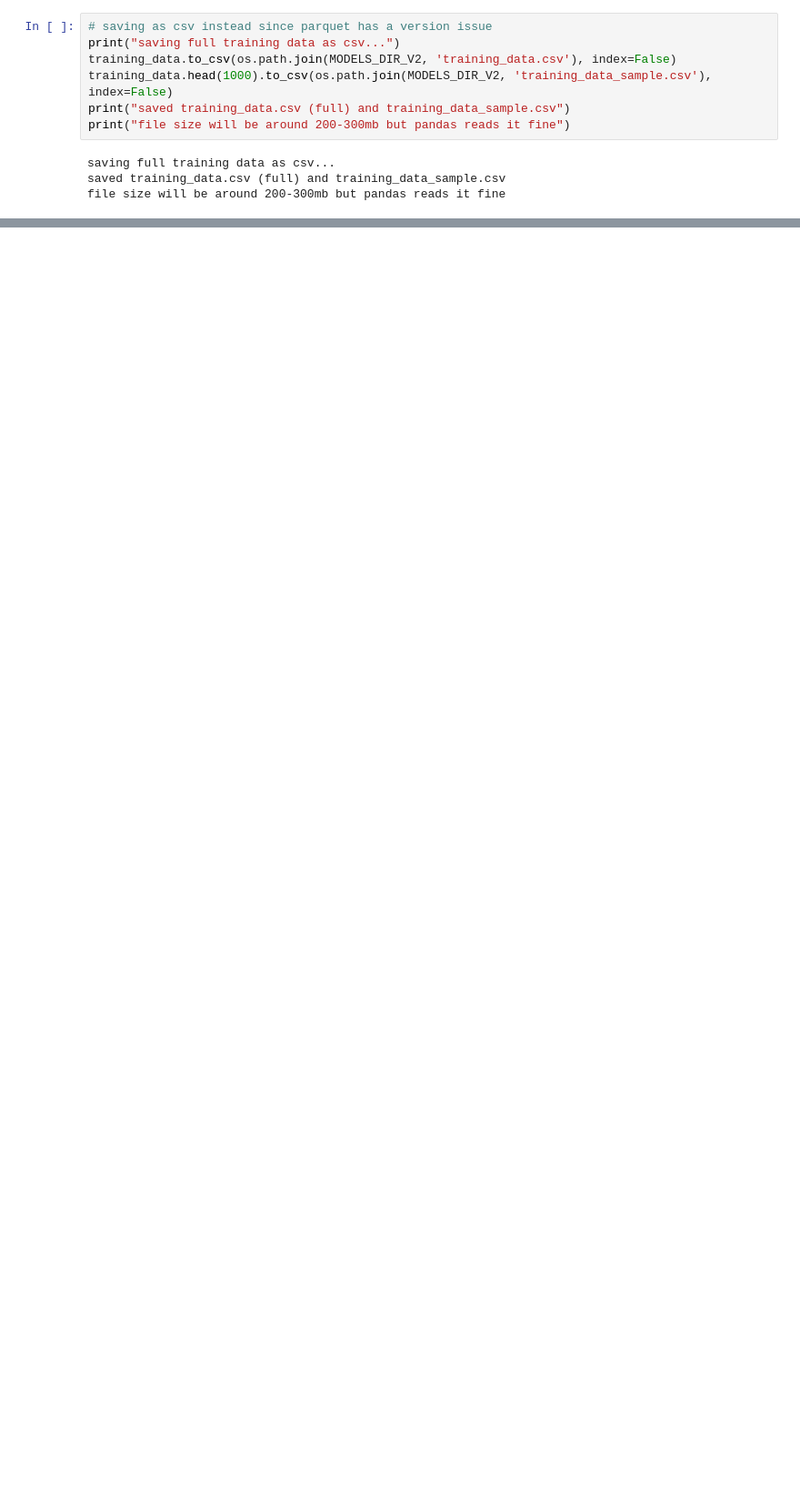
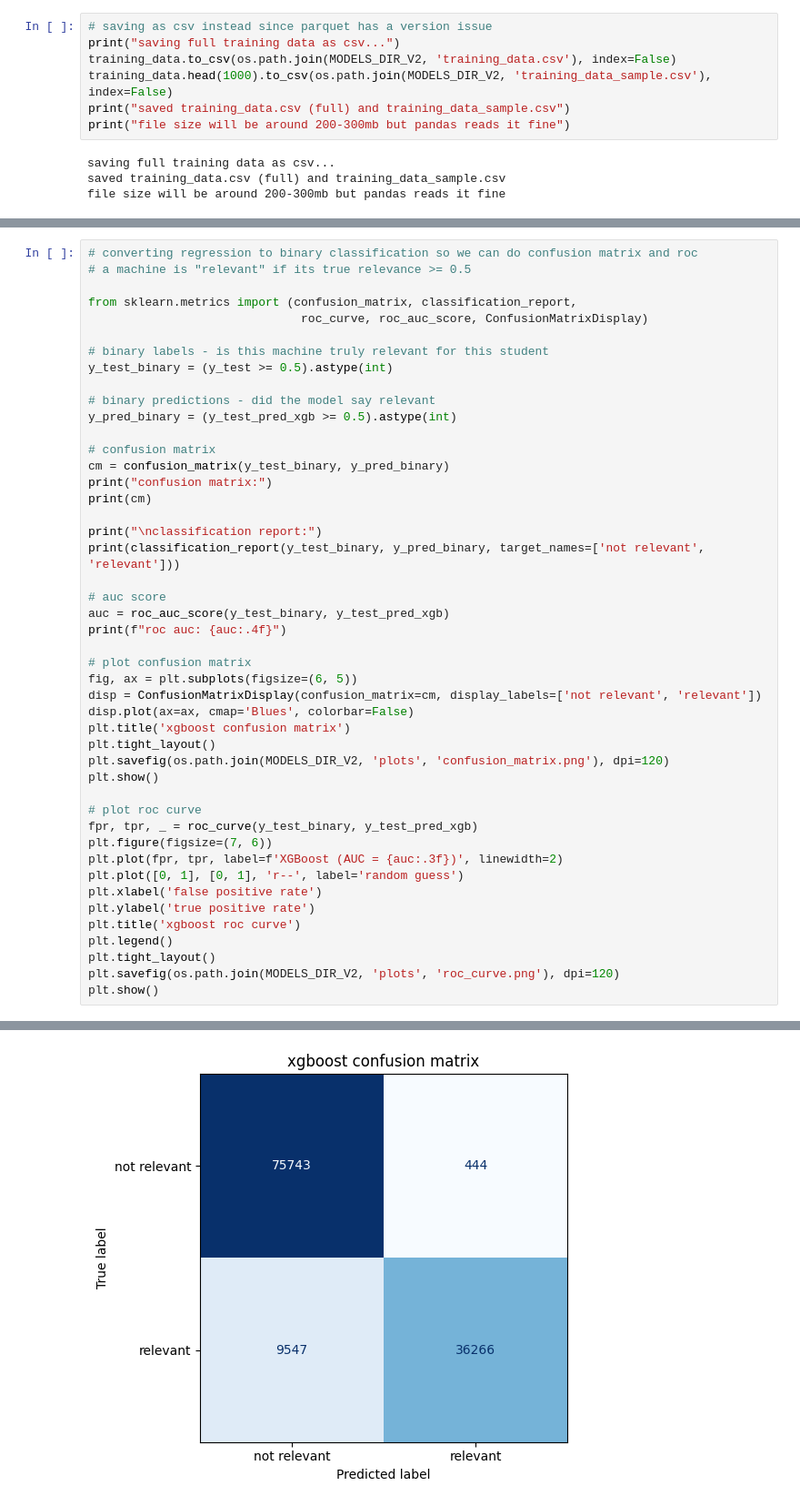
Before and after one commit to Dipannita-Kar/vulnerable-machine-recommendation-system, a Jupyter notebook: notebooks/ai_recommender.ipynb, the cells around one changed output, grey strips where cells are left out. Shown at 91% size. Saved outputs shown, nothing was run; the diff lists cells and outputs as text; blank space fills up the shorter version.

```diff
--- a/notebooks/ai_recommender.ipynb
+++ b/notebooks/ai_recommender.ipynb
@@ -714,0 +933,47 @@ saved training_data.csv and training_data_sample.csv
+# %%
+# converting regression to binary classification so we can do confusion matrix and roc
+# a machine is "relevant" if its true relevance >= 0.5
+
+from sklearn.metrics import (confusion_matrix, classification_report,
+                              roc_curve, roc_auc_score, ConfusionMatrixDisplay)
+
+# binary labels - is this machine truly relevant for this student
+y_test_binary = (y_test >= 0.5).astype(int)
+
+# binary predictions - did the model say relevant
+y_pred_binary = (y_test_pred_xgb >= 0.5).astype(int)
+
+# confusion matrix
+cm = confusion_matrix(y_test_binary, y_pred_binary)
+print("confusion matrix:")
+print(cm)
+
+print("\nclassification report:")
+print(classification_report(y_test_binary, y_pred_binary, target_names=['not relevant', 'relevant']))
+
+# auc score
+auc = roc_auc_score(y_test_binary, y_test_pred_xgb)
+print(f"roc auc: {auc:.4f}")
+
+# plot confusion matrix
+fig, ax = plt.subplots(figsize=(6, 5))
+disp = ConfusionMatrixDisplay(confusion_matrix=cm, display_labels=['not relevant', 'relevant'])
+disp.plot(ax=ax, cmap='Blues', colorbar=False)
+plt.title('xgboost confusion matrix')
+plt.tight_layout()
+plt.savefig(os.path.join(MODELS_DIR_V2, 'plots', 'confusion_matrix.png'), dpi=120)
+plt.show()
+
+# plot roc curve
+fpr, tpr, _ = roc_curve(y_test_binary, y_test_pred_xgb)
+plt.figure(figsize=(7, 6))
+plt.plot(fpr, tpr, label=f'XGBoost (AUC = {auc:.3f})', linewidth=2)
+plt.plot([0, 1], [0, 1], 'r--', label='random guess')
+plt.xlabel('false positive rate')
+plt.ylabel('true positive rate')
+plt.title('xgboost roc curve')
+plt.legend()
+plt.tight_layout()
+plt.savefig(os.path.join(MODELS_DIR_V2, 'plots', 'roc_curve.png'), dpi=120)
+plt.show()
+# %% [output]
@@ -714,0 +995 @@ saved training_data.csv and training_data_sample.csv
+[figure, added]
```
Also changed, not shown: parts of 11 cells of this notebook, 19 other files.
